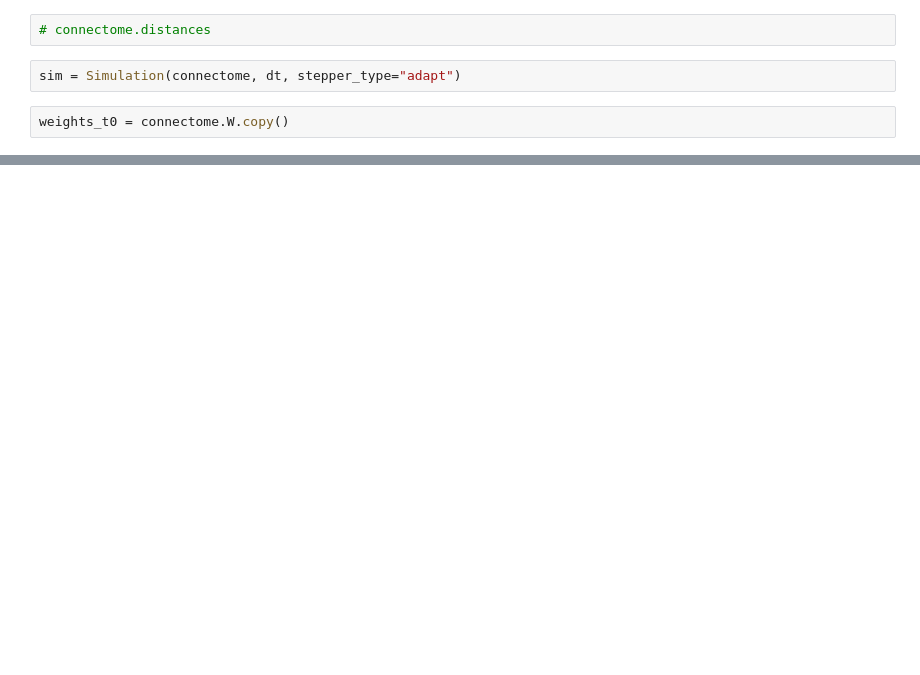
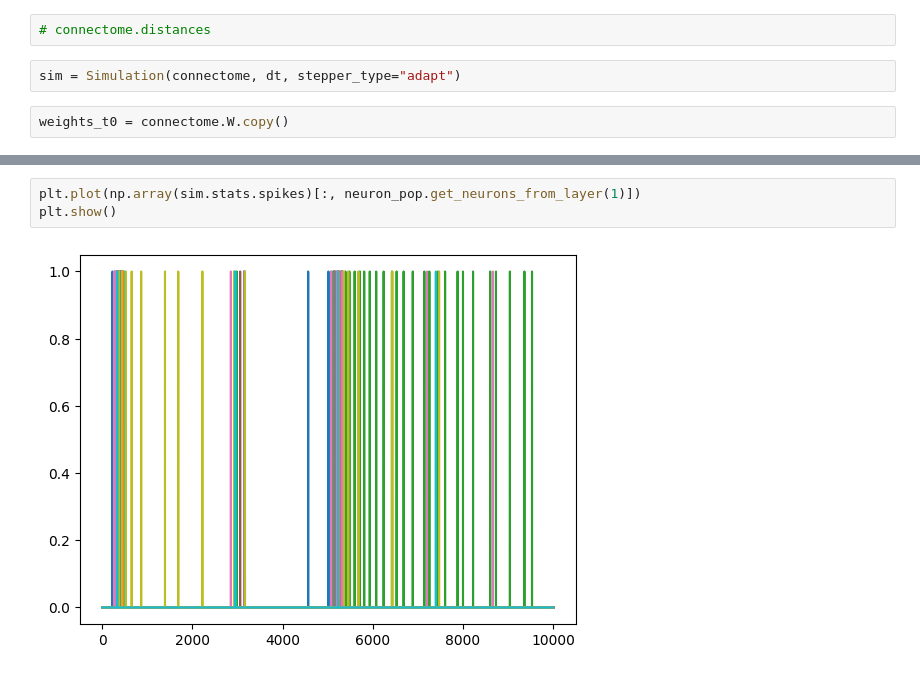
Before and after one commit to Dalsaetra/NeuroSimV3, a Jupyter notebook: python/src/notebook2.ipynb, the cells around one changed output, grey strips where cells are left out. Saved outputs shown, nothing was run; the diff lists cells and outputs as text; blank space fills up the shorter version.

```diff
--- a/python/src/notebook2.ipynb
+++ b/python/src/notebook2.ipynb
@@ -190,0 +127,5 @@ plt.show()
+# %%
+plt.plot(np.array(sim.stats.spikes)[:, neuron_pop.get_neurons_from_layer(1)])
+plt.show()
+# %% [output]
+[figure, added]
```
Also changed, not shown: parts of 12 cells of this notebook, 3 other files.
